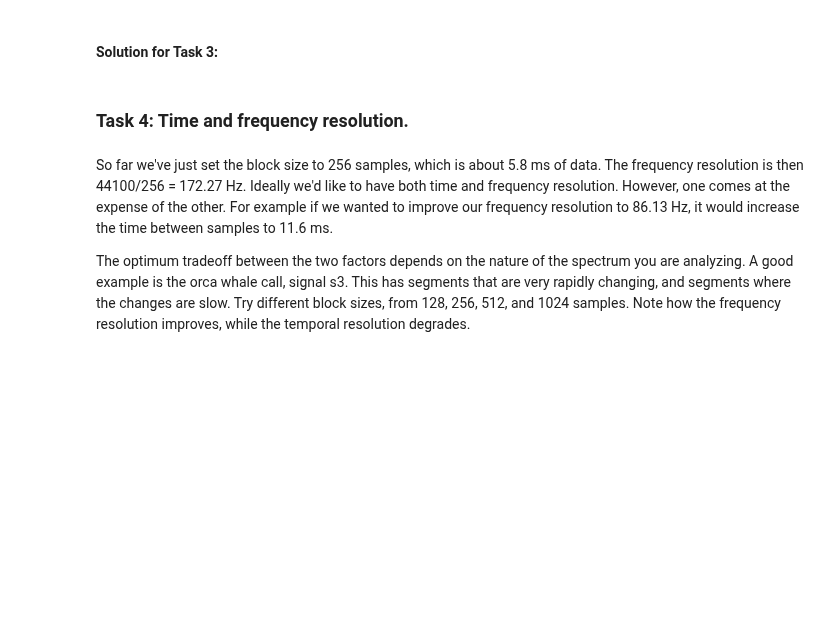
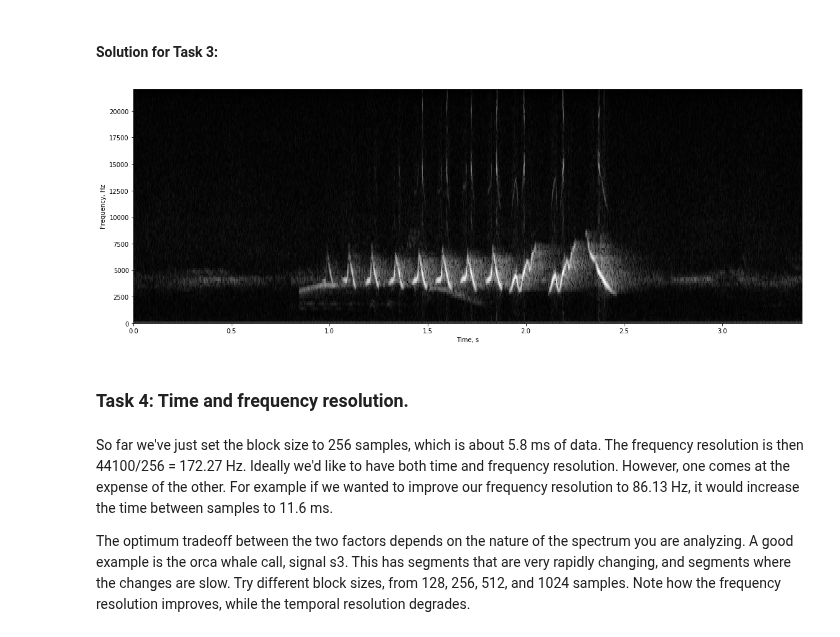
Before and after one commit to lm-t/ee123-labs, a Jupyter notebook: lab3/lab3-Part_I Time-Frequency-Spectrogram.ipynb, the cells around one changed output. Saved outputs shown, nothing was run; the diff lists cells and outputs as text; code cells hidden in the pictures; blank space fills up the shorter version.

```diff
--- a/lab3/lab3-Part_I Time-Frequency-Spectrogram.ipynb
+++ b/lab3/lab3-Part_I Time-Frequency-Spectrogram.ipynb
@@ -296,10 +296,24 @@ def myspectrogram_hann_ovlp(x,m,fs, dbf=60):
 
     # Your code here
 
+    # pad x up to a multiple of m
+    lx = len(x);
+    nt = (lx + m - 1) // m  # // enforces integer division
+    xp = append(x,zeros(-lx+nt*m))
 
+    xpp = array([])
+    for i in range(0, len(xp), m//2):
+        xpp = append(xpp, xp[i:i+m])
+    xpp = append(xpp, zeros(m//2))
 
+    xm = reshape( xpp, (m,2*nt), order='F')
+    xmw = xm * hanning(m)[:,None]
 
+    xmf = fft(xmw,len(xm),axis=0)
 
-    fig = sg_plot(...
+    f_range = [0.0, fs / 2.0]
+    t_range = [0.0, lx / fs]
+
+    fig = sg_plot(t_range,f_range,xmf[1:m//2,:], dbf)
 
     return fig
@@ -308,3 +320,9 @@ def myspectrogram_hann_ovlp(x,m,fs, dbf=60):
+# %%
+# Plot
+fig = myspectrogram_hann_ovlp(data, 256, fs)
+plt.show()
+# %% [output]
+[figure, added]
 # %% [markdown]
 ### Task 4: Time and frequency resolution.
 # %% [markdown]
```
Also changed, not shown: parts of 2 cells of this notebook.
